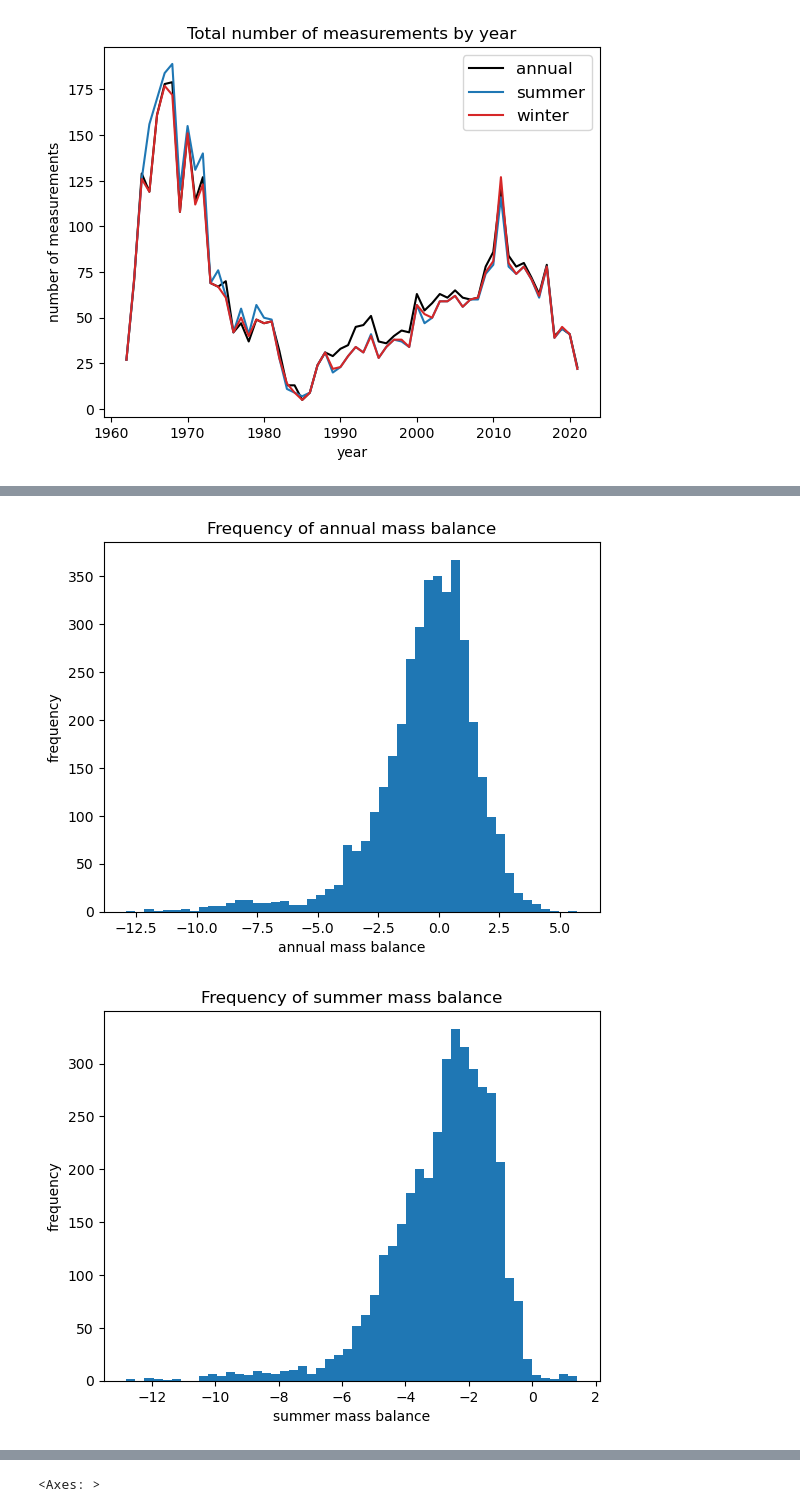
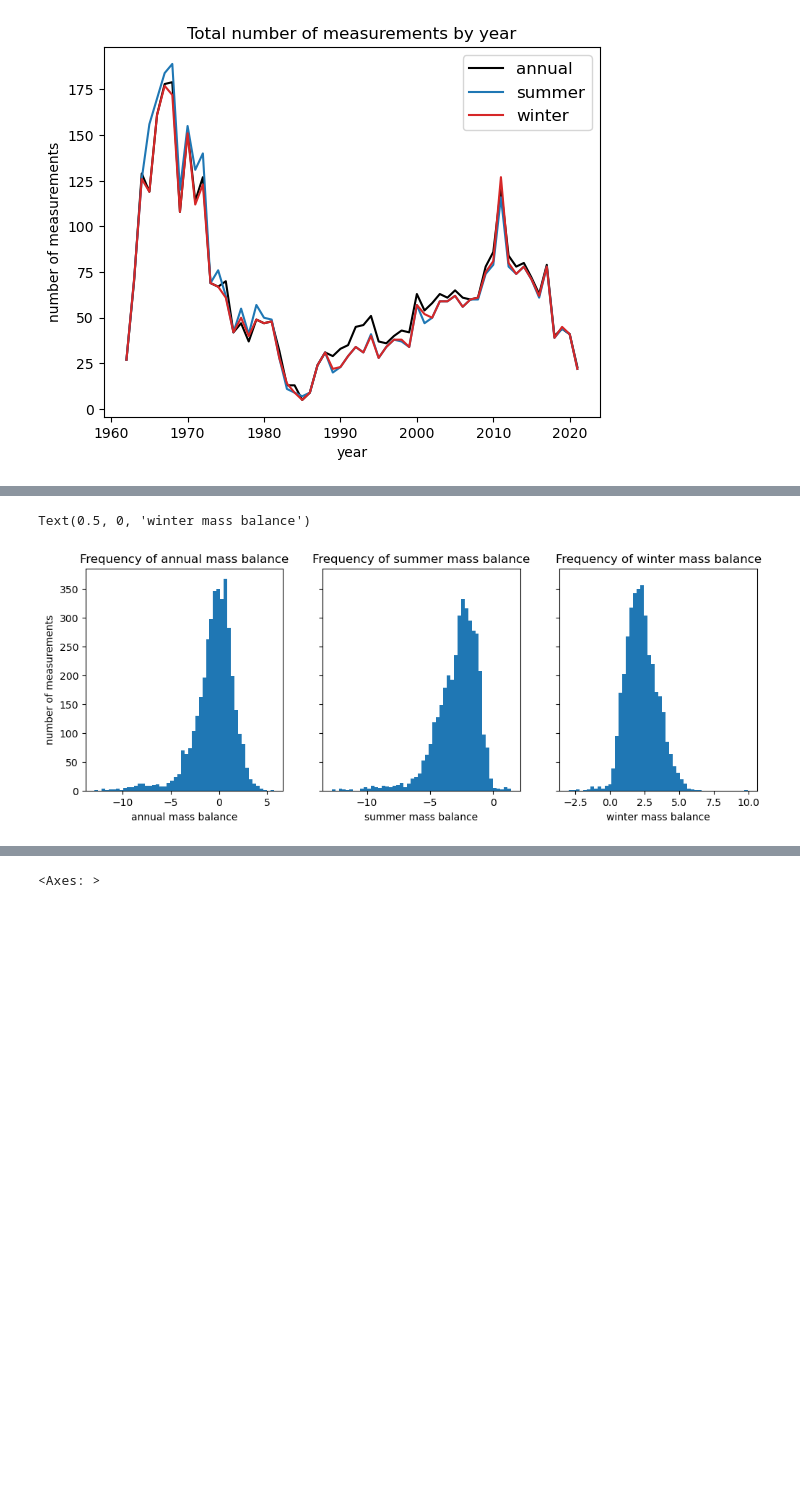
Before and after one commit to khsjursen/ML_MB_Norway, a Jupyter notebook: data_exploration.ipynb, the cells around one changed output, grey strips where cells are left out. Cells and saved outputs as stored; diff of their text form; code cells hidden in the pictures; blank space fills up the shorter version.

```diff
--- a/data_exploration.ipynb
+++ b/data_exploration.ipynb
@@ -9,5 +9,11 @@ import seaborn as sns
 import matplotlib.pyplot as plt
 # %%
 # Specify filepaths and filenames.
-filepath = '/home/jovyan/ML_MB_Norway_data/'
-filename = '2023-06-01_stake_mb_norway_cleaned_ids_latlon_wattributes_climate.csv'
+filepath = 'Data/'
+filename = '2023-06-27_stake_mb_norway_cleaned_ids_latlon_wattributes_climate.csv'
+
+# Load data.
+data = pd.read_csv(filepath + filename)
+
+print(data.shape)
+data.columns
@@ -295,26 +192,19 @@ plt.show()
 # %%
 # Number of measurements by mass balance
 
-plt.figure()
-data['balance_netto'].plot.hist(bins=50)
-plt.title('Frequency of annual mass balance')
-plt.ylabel('frequency')
-plt.xlabel('annual mass balance')
-plt.show()
+f, (ax1, ax2, ax3) = plt.subplots(1, 3, figsize=(12,4), sharey=True)
+data['balance_netto'].plot.hist(bins=50, ax=ax1)
+ax1.set_title('Frequency of annual mass balance')
+ax1.set_ylabel('number of measurements')
+ax1.set_xlabel('annual mass balance')
 
-plt.figure()
-data['balance_summer'].plot.hist(bins=50)
-plt.title('Frequency of summer mass balance')
-plt.ylabel('frequency')
-plt.xlabel('summer mass balance')
-plt.show()
+data['balance_summer'].plot.hist(bins=50, ax=ax2)
+ax2.set_title('Frequency of summer mass balance')
+ax2.set_xlabel('summer mass balance')
 
-plt.figure()
-data['balance_winter'].plot.hist(bins=50)
-plt.title('Frequency of winter mass balance')
-plt.ylabel('frequency')
-plt.xlabel('winter mass balance')
-plt.show()
+data['balance_winter'].plot.hist(bins=50, ax=ax3)
+ax3.set_title('Frequency of winter mass balance')
+ax3.set_xlabel('winter mass balance')
 # %% [output]
+Text(0.5, 0, 'winter mass balance')
-[figure, old version]
+[figure, new version]
-[figure, removed]
```
Also changed, not shown: parts of 31 cells of this notebook.
